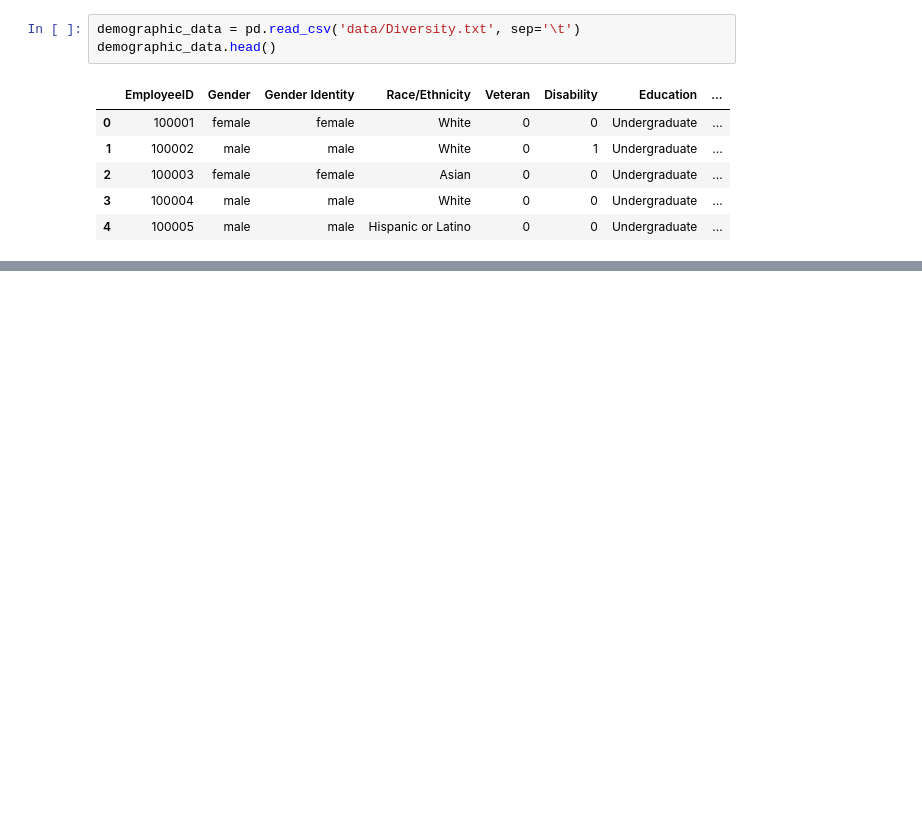
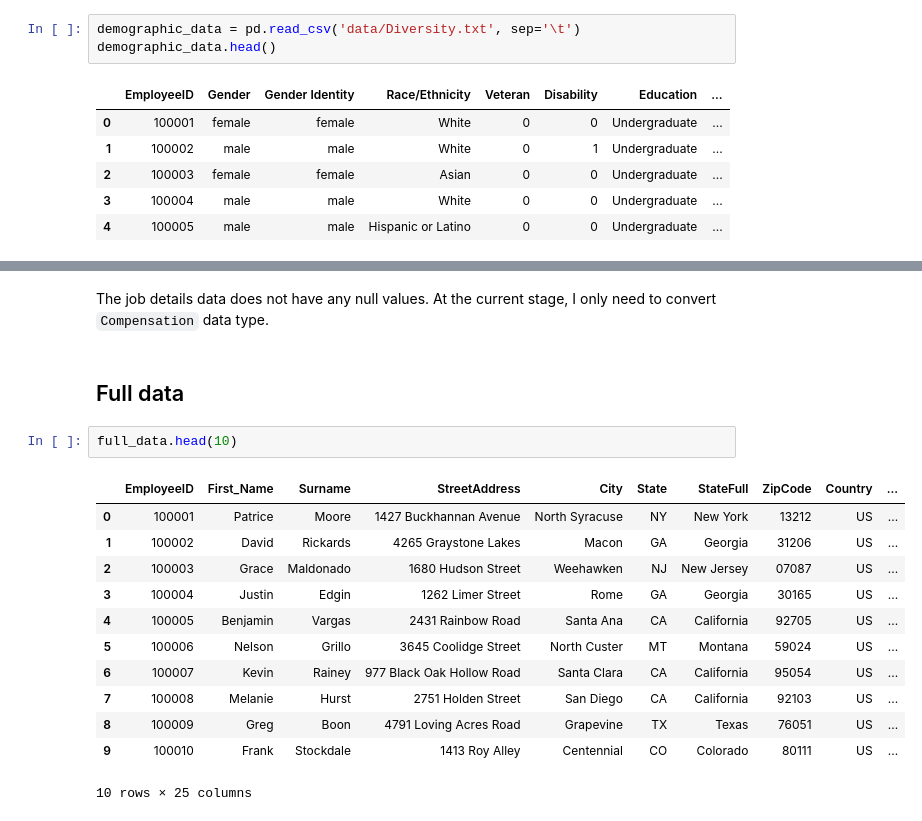
Before and after one commit to BrianLoe/ETL-and-DataViz, a Jupyter notebook: human_resource/HR/ETL phase.ipynb, the cells around one changed output, grey strips where cells are left out. Drawn from its saved outputs; the diff is of its cells as text; blank space fills up the shorter version.

```diff
--- a/human_resource/HR/ETL phase.ipynb
+++ b/human_resource/HR/ETL phase.ipynb
@@ -63,0 +194,19 @@ demographic_data.head()
+# %% [markdown]
+The job details data does not have any null values. At the current stage, I only need to convert `Compensation` data type.
+# %% [markdown]
+## Full data
+# %%
+full_data.head(10)
+# %% [output]
+|  | EmployeeID | First_Name | Surname | StreetAddress | City | State | StateFull | ZipCode | Country | ... |
+| 0 | 100001 | Patrice | Moore | 1427 Buckhannan Avenue | North Syracuse | NY | New York | 13212 | US | ... |
+| 1 | 100002 | David | Rickards | 4265 Graystone Lakes | Macon | GA | Georgia | 31206 | US | ... |
+| 2 | 100003 | Grace | Maldonado | 1680 Hudson Street | Weehawken | NJ | New Jersey | 07087 | US | ... |
+| 3 | 100004 | Justin | Edgin | 1262 Limer Street | Rome | GA | Georgia | 30165 | US | ... |
+| 4 | 100005 | Benjamin | Vargas | 2431 Rainbow Road | Santa Ana | CA | California | 92705 | US | ... |
+| 5 | 100006 | Nelson | Grillo | 3645 Coolidge Street | North Custer | MT | Montana | 59024 | US | ... |
+| 6 | 100007 | Kevin | Rainey | 977 Black Oak Hollow Road | Santa Clara | CA | California | 95054 | US | ... |
+| 7 | 100008 | Melanie | Hurst | 2751 Holden Street | San Diego | CA | California | 92103 | US | ... |
+| 8 | 100009 | Greg | Boon | 4791 Loving Acres Road | Grapevine | TX | Texas | 76051 | US | ... |
+| 9 | 100010 | Frank | Stockdale | 1413 Roy Alley | Centennial | CO | Colorado | 80111 | US | ... |
+10 rows × 25 columns
```
Also changed, not shown: parts of 24 cells of this notebook.
